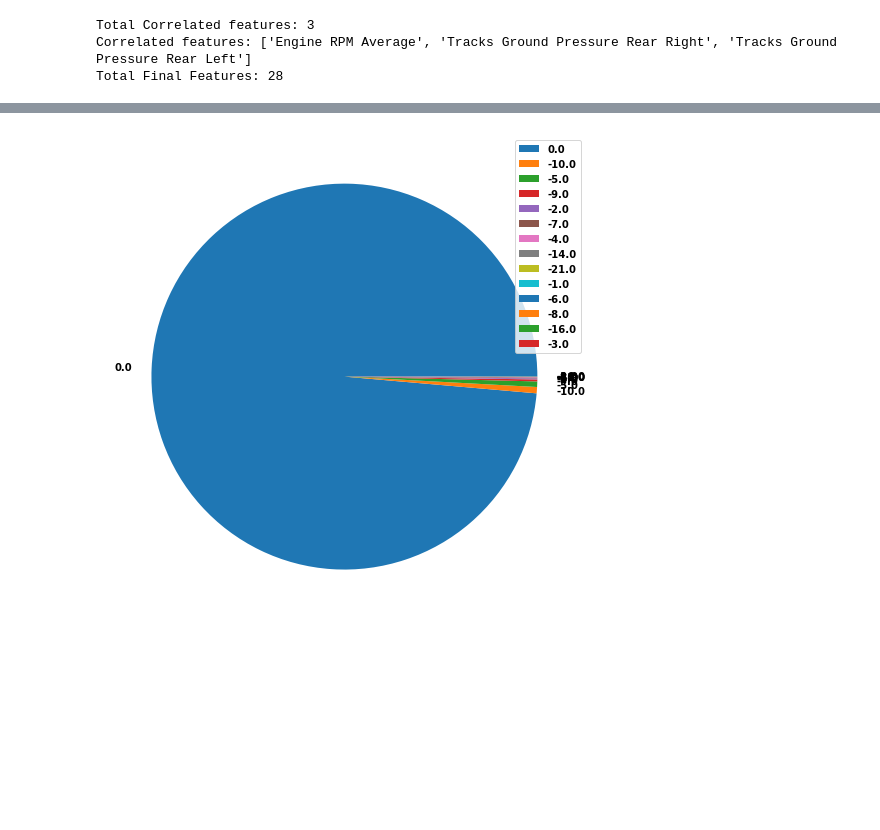
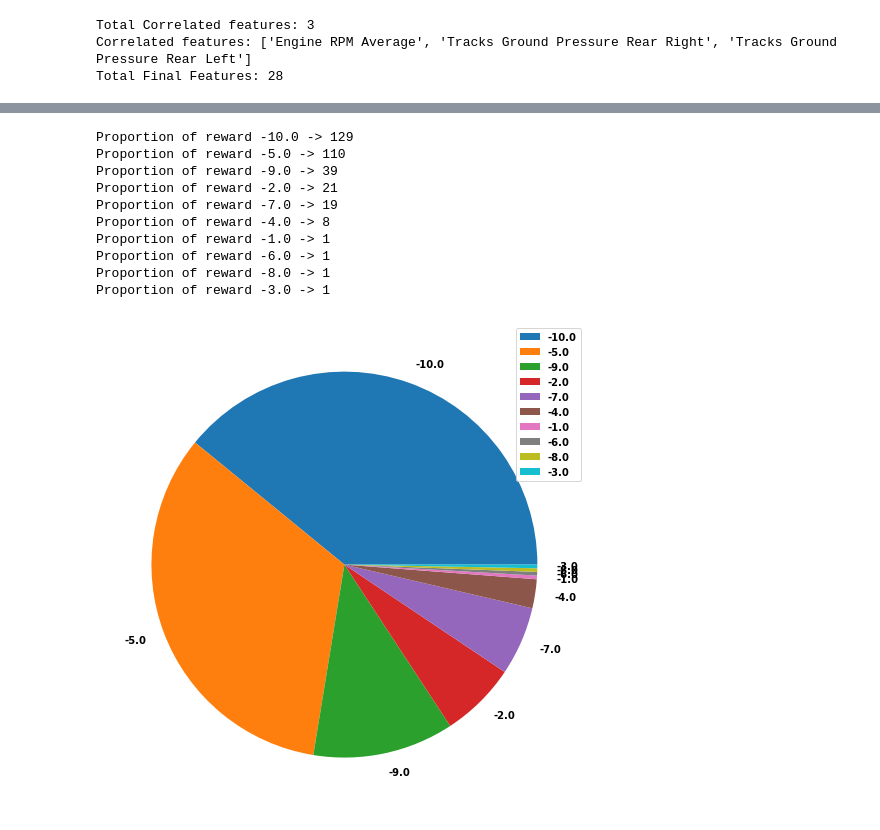
Before and after one commit to pranavAL/InvRL_Auto-Evaluate, a Jupyter notebook: EDA.ipynb, the cells around one changed output, grey strips where cells are left out. Drawn from its saved outputs; the diff is of its cells as text; code cells hidden in the pictures; blank space fills up the shorter version.

```diff
--- a/EDA.ipynb
+++ b/EDA.ipynb
@@ -17,0 +25,6 @@ file1 = "Ex_ArcSwipe_Scoring_Rules.csv"
+# %%
+metric_name = {key: value for (key, value) in zip(metric_data[0],metric_data[1])}
+
+score_data.replace(to_replace=[keys for keys in metric_name.keys()],
+             value=[values for values in metric_name.values()],
+             inplace=True)
@@ -17,0 +33,3 @@ file1 = "Ex_ArcSwipe_Scoring_Rules.csv"
+# %%
+feature_space = score_data[1].unique()
+print(feature_space)
@@ -168,6 +200,10 @@ print(f"Total Final Features: {len(data.columns[3:])}")
 Total Correlated features: 3
 Correlated features: ['Engine RPM Average', 'Tracks Ground Pressure Rear Right', 'Tracks Ground Pressure Rear Left']
 Total Final Features: 28
+# %%
+for feat in data.columns[3:]:
+    if feat not in feature_space:
+        data.drop(columns=feat, inplace=True)
 # %%
 print(f"Final Features for training: {data.columns[3:]}")
 # %% [output]
@@ -189,7 +214,6 @@ Final Features for training: Index(['Number of tennis balls knocked over by oper
       dtype='object')
 # %%
 data["reward"] = ""
-data["Quality of Action"] = ""
 # %%
 def reward_normalizel():
 
@@ -209,9 +233,23 @@ reward_normalizel()
 # %%
 value = data["reward"].value_counts().tolist()
 label = data["reward"].value_counts().index.tolist()
+
+for rew, lab in zip(value, label):
+    print(f"Proportion of reward {lab} -> {rew}")
+
 fig = plt.figure(figsize =(10, 7))
 patches, texts = plt.pie(value, labels=label)
 plt.legend(patches, label, loc="best")
 plt.show()
 # %% [output]
+Proportion of reward -10.0 -> 129
+Proportion of reward -5.0 -> 110
+Proportion of reward -9.0 -> 39
+Proportion of reward -2.0 -> 21
+Proportion of reward -7.0 -> 19
+Proportion of reward -4.0 -> 8
+Proportion of reward -1.0 -> 1
+Proportion of reward -6.0 -> 1
+Proportion of reward -8.0 -> 1
+Proportion of reward -3.0 -> 1
-[figure, old version]
+[figure, new version]
```
Also changed, not shown: parts of 12 cells of this notebook, 3 other files.
